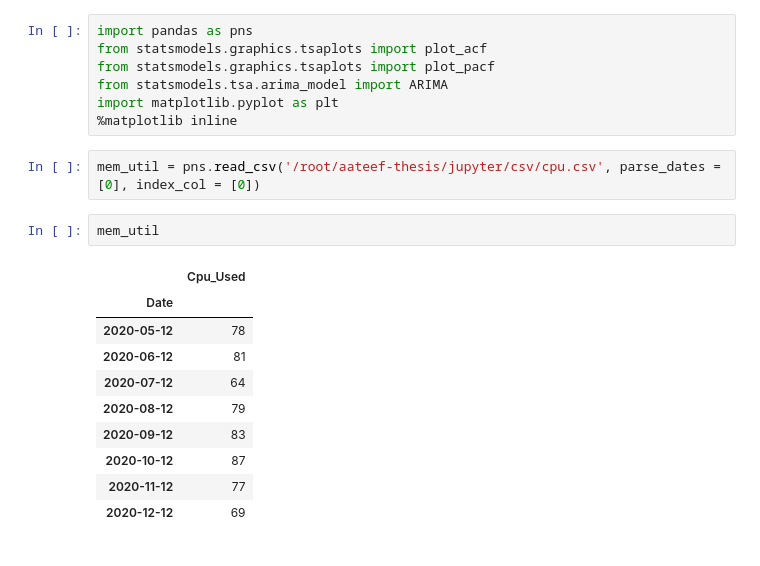
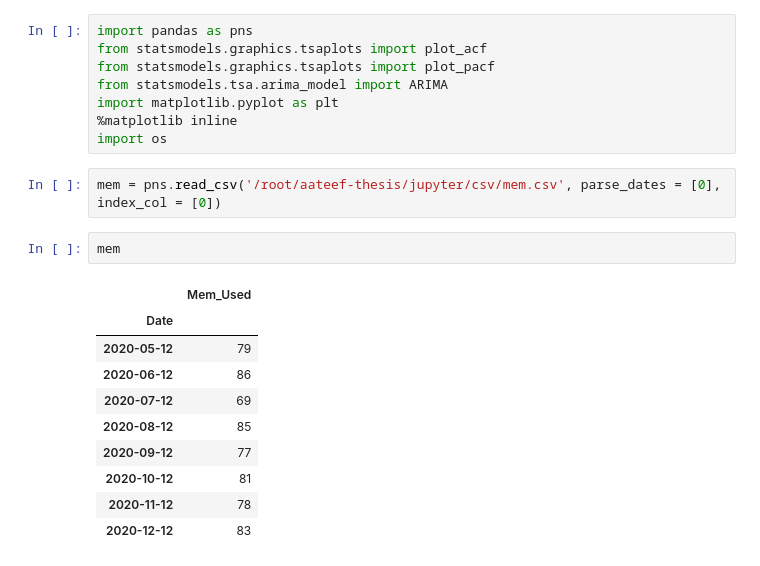
Before and after one commit to Aateefkhan/aateef-thesis, a Jupyter notebook: jupyter/memory.ipynb, the cells around one changed output. Cells and saved outputs as stored; diff of their text form.

```diff
--- a/jupyter/memory.ipynb
+++ b/jupyter/memory.ipynb
@@ -5,19 +5,20 @@ from statsmodels.graphics.tsaplots import plot_pacf
 from statsmodels.tsa.arima_model import ARIMA
 import matplotlib.pyplot as plt
 %matplotlib inline
+import os
 # %%
-mem_util = pns.read_csv('/root/aateef-thesis/jupyter/csv/cpu.csv', parse_dates = [0], index_col = [0])
+mem = pns.read_csv('/root/aateef-thesis/jupyter/csv/mem.csv', parse_dates = [0], index_col = [0])
-# %%
-mem_util
-# %% [output]
-|  | Cpu_Used |
-| Date |  |
-| 2020-05-12 | 78 |
-| 2020-06-12 | 81 |
-| 2020-07-12 | 64 |
-| 2020-08-12 | 79 |
-| 2020-09-12 | 83 |
-| 2020-10-12 | 87 |
-| 2020-11-12 | 77 |
-| 2020-12-12 | 69 |
+# %%
+mem
+# %% [output]
+|  | Mem_Used |
+| Date |  |
+| 2020-05-12 | 79 |
+| 2020-06-12 | 86 |
+| 2020-07-12 | 69 |
+| 2020-08-12 | 85 |
+| 2020-09-12 | 77 |
+| 2020-10-12 | 81 |
+| 2020-11-12 | 78 |
+| 2020-12-12 | 83 |
 # %%
```
Also changed, not shown: parts of 12 cells of this notebook, 13 other files.
